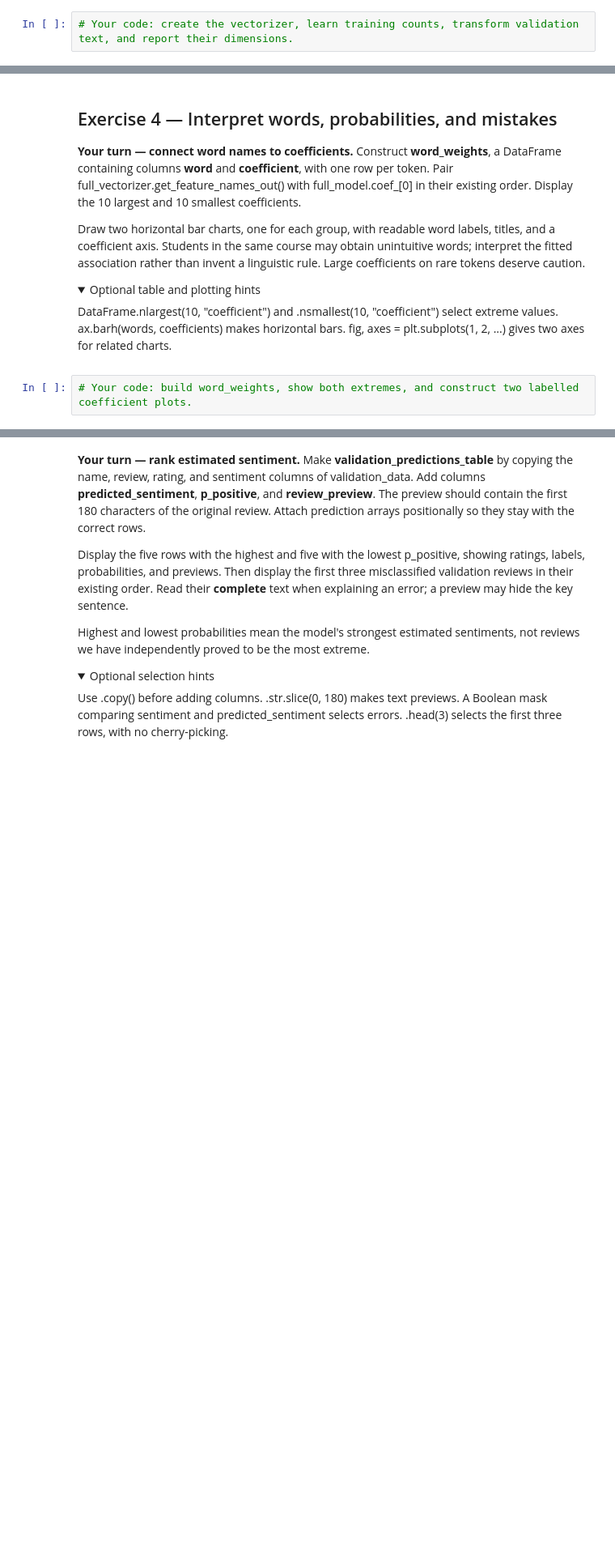
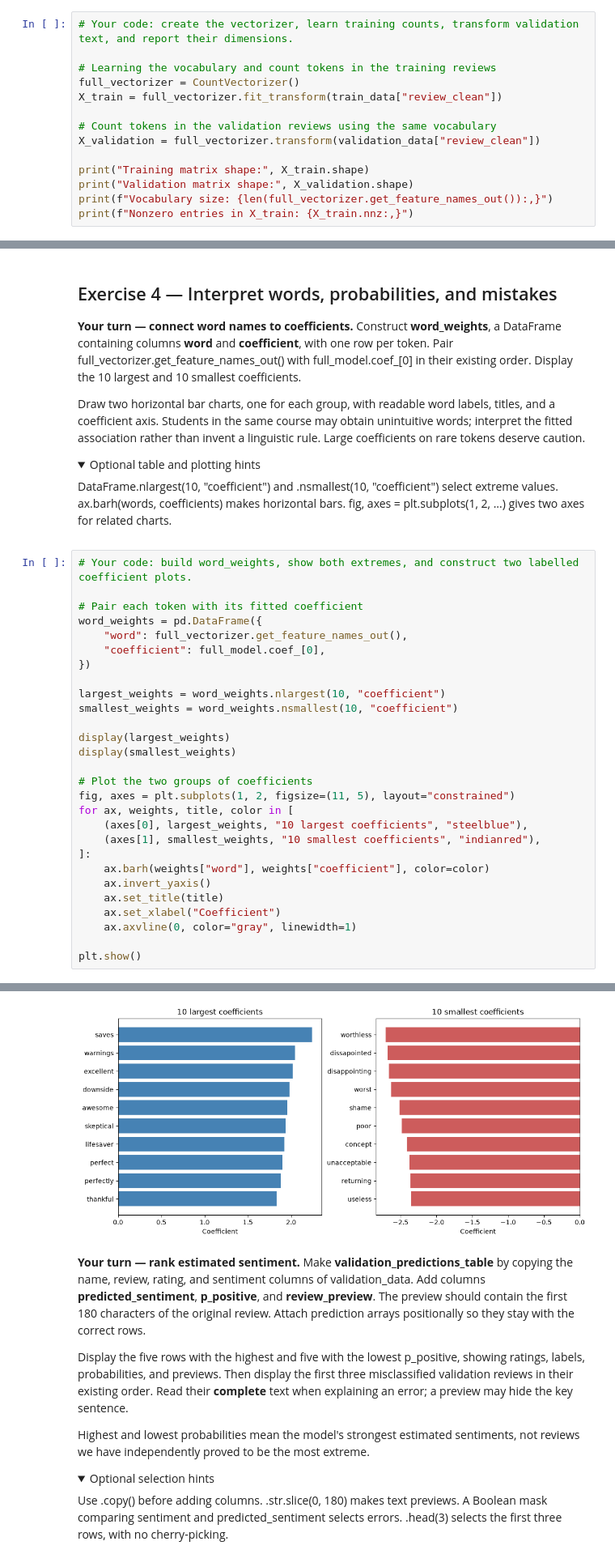
Before and after one commit to Maxiur/DataScience, a Jupyter notebook: Classification/Assignment_Classification_guided.ipynb, the cells around one changed output, grey strips where cells are left out. Shown at 81% size. Cells and saved outputs as stored; diff of their text form; folded sections open; blank space fills up the shorter version.

```diff
--- a/Classification/Assignment_Classification_guided.ipynb
+++ b/Classification/Assignment_Classification_guided.ipynb
@@ -251,3 +363,15 @@ both operations. get_feature_names_out() returns the learned column names.
 </details>
 # %%
 # Your code: create the vectorizer, learn training counts, transform validation text, and report their dimensions.
+
+# Learning the vocabulary and count tokens in the training reviews
+full_vectorizer = CountVectorizer()
+X_train = full_vectorizer.fit_transform(train_data["review_clean"])
+
+# Count tokens in the validation reviews using the same vocabulary
+X_validation = full_vectorizer.transform(validation_data["review_clean"])
+
+print("Training matrix shape:", X_train.shape)
+print("Validation matrix shape:", X_validation.shape)
+print(f"Vocabulary size: {len(full_vectorizer.get_feature_names_out()):,}")
+print(f"Nonzero entries in X_train: {X_train.nnz:,}")
@@ -380,3 +585,30 @@ fig, axes = plt.subplots(1, 2, ...) gives two axes for related charts.
 </details>
 # %%
 # Your code: build word_weights, show both extremes, and construct two labelled coefficient plots.
+
+# Pair each token with its fitted coefficient
+word_weights = pd.DataFrame({
+    "word": full_vectorizer.get_feature_names_out(),
+    "coefficient": full_model.coef_[0],
+})
+
+largest_weights = word_weights.nlargest(10, "coefficient")
+smallest_weights = word_weights.nsmallest(10, "coefficient")
+
+display(largest_weights)
+display(smallest_weights)
+
+# Plot the two groups of coefficients
+fig, axes = plt.subplots(1, 2, figsize=(11, 5), layout="constrained")
+for ax, weights, title, color in [
+    (axes[0], largest_weights, "10 largest coefficients", "steelblue"),
+    (axes[1], smallest_weights, "10 smallest coefficients", "indianred"),
+]:
+    ax.barh(weights["word"], weights["coefficient"], color=color)
+    ax.invert_yaxis()
+    ax.set_title(title)
+    ax.set_xlabel("Coefficient")
+    ax.axvline(0, color="gray", linewidth=1)
+
+plt.show()
+# %% [output]
@@ -383,3 +637,4 @@ fig, axes = plt.subplots(1, 2, ...) gives two axes for related charts.
+[figure, added]
 # %% [markdown]
 **Your turn — rank estimated sentiment.** Make **validation_predictions_table**
 by copying the name, review, rating, and sentiment columns of validation_data.
```
Also changed, not shown: parts of 32 cells of this notebook.
